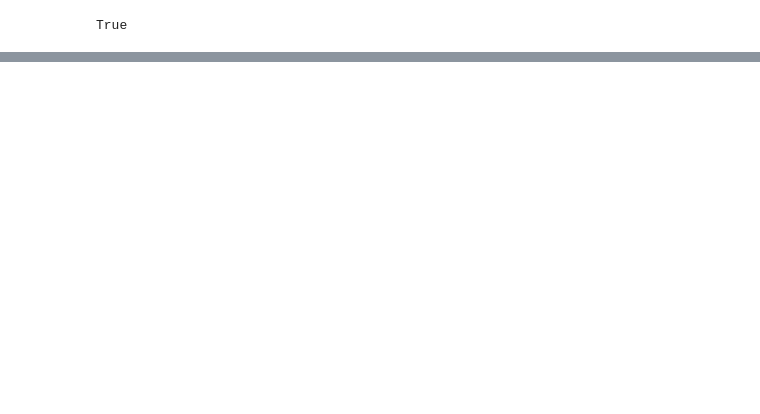
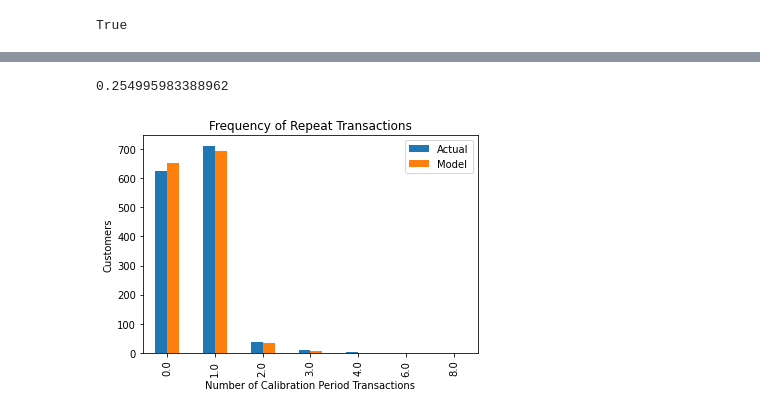
Before and after one commit to zander1268/custorama, a Jupyter notebook: final_bg_nbd_modeling.ipynb, the cells around one changed output, grey strips where cells are left out. Cells and saved outputs as stored; diff of their text form; code cells hidden in the pictures; blank space fills up the shorter version.

```diff
--- a/final_bg_nbd_modeling.ipynb
+++ b/final_bg_nbd_modeling.ipynb
@@ -373,0 +330,11 @@ bgf_real_v_pred_df(ch_1,bgf_1)
+# %%
+#Iniatialize bgf model
+bgf_2 = BetaGeoFitter(penalizer_coef=0)
+# %%
+#Fit model to df_ch
+bgf_2.fit(
+        frequency = df_ch_2["frequency_cal"],
+        recency = df_ch_2["recency_cal"],
+        T = df_ch_2["T_cal"],
+        weights = None,
+        verbose = True)
@@ -373,0 +348,9 @@ bgf_real_v_pred_df(ch_1,bgf_1)
+# %%
+bgf_2_rmse = bgf_rmse(ch_2,bgf_2)
+bgf_2_rmse
+# %% [output]
+0.254995983388962
+# %%
+plot_period_transactions(bgf_2);
+# %% [output]
+[figure, added]
```
Also changed, not shown: parts of 41 cells of this notebook.
